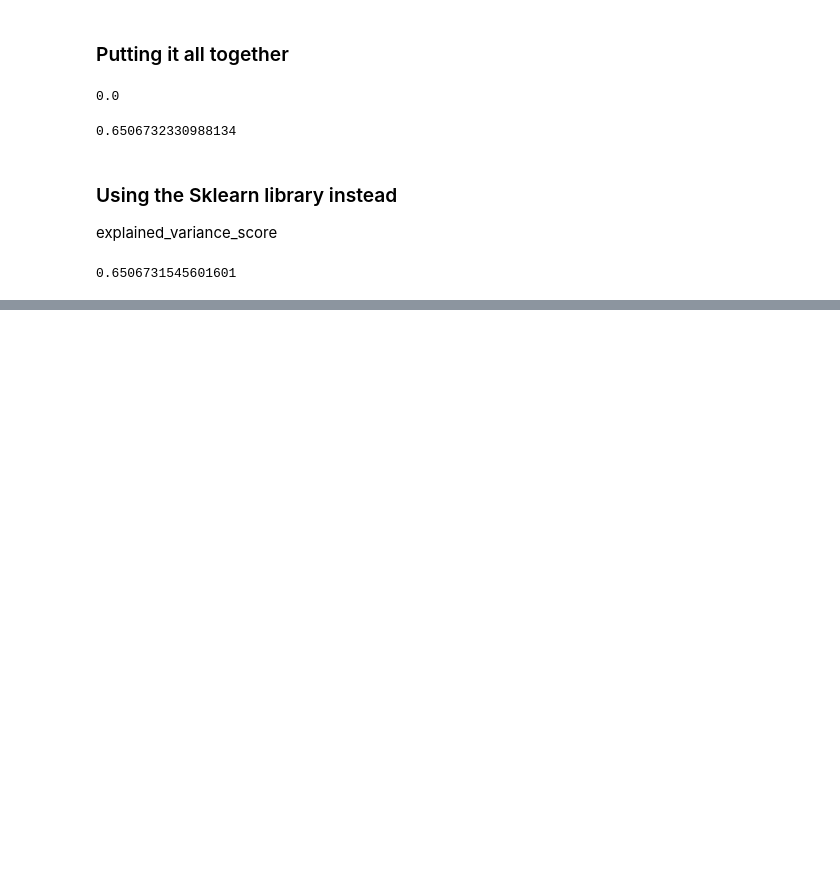
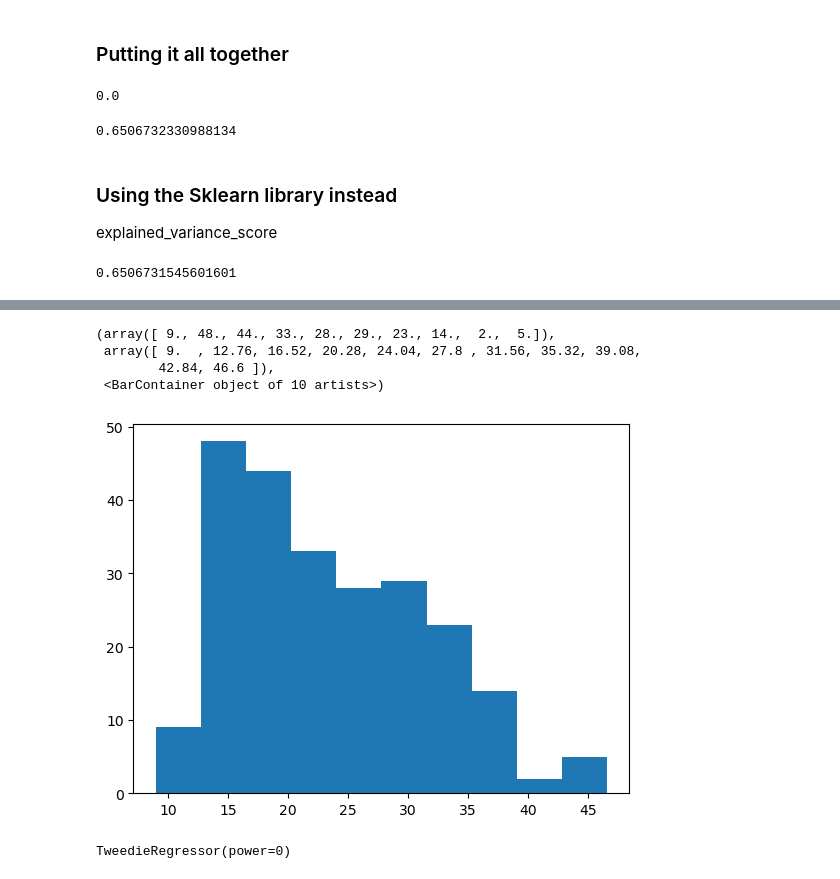
Before and after one commit to shawn-brown12/regression, a Jupyter notebook: regression_notes.ipynb, the cells around one changed output, grey strips where cells are left out. Cells and saved outputs as stored; diff of their text form; code cells hidden in the pictures; blank space fills up the shorter version.

```diff
--- a/regression_notes.ipynb
+++ b/regression_notes.ipynb
@@ -874,0 +1208,4 @@ explained_variance_score(preds_df['mpg'], preds_df['yhat'])
+# %%
+pf = PolynomialFeatures(degree=2)
+
+pf.fit(X_train, y_train)
@@ -874,0 +1214,6 @@ explained_variance_score(preds_df['mpg'], preds_df['yhat'])
+# %%
+X_polynomial = pf.transform(X_train)
+# %%
+lm2 = LinearRegression()
+
+lm2.fit(X_polynomial, y_train)
@@ -874,0 +1241,4 @@ explained_variance_score(preds_df['mpg'], preds_df['yhat'])
+# %%
+lasso2 = LassoLars(alpha=.1)
+
+lasso2.fit(X_polynomial, y_train)
@@ -874,0 +1276,8 @@ explained_variance_score(preds_df['mpg'], preds_df['yhat'])
+# %%
+plt.hist(y_train)
+# %% [output]
+(array([ 9., 48., 44., 33., 28., 29., 23., 14.,  2.,  5.]),
+ array([ 9.  , 12.76, 16.52, 20.28, 24.04, 27.8 , 31.56, 35.32, 39.08,
+        42.84, 46.6 ]),
+ <BarContainer object of 10 artists>)
+[figure, added]
@@ -874,0 +1286,8 @@ explained_variance_score(preds_df['mpg'], preds_df['yhat'])
+# %%
+seed = 42
+
+tweedie = TweedieRegressor(power=0)
+
+tweedie.fit(X_train, y_train)
+# %% [output]
+TweedieRegressor(power=0)
```
Also changed, not shown: parts of 102 cells of this notebook, 4 other files.
